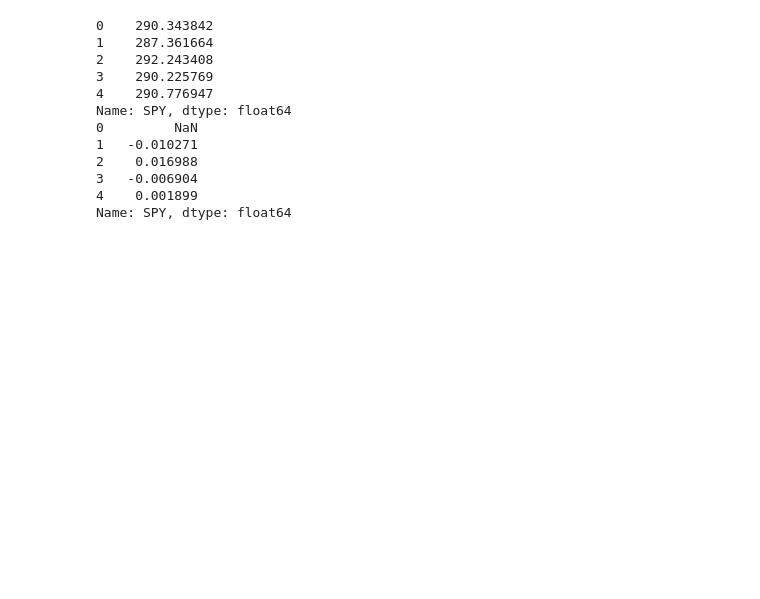
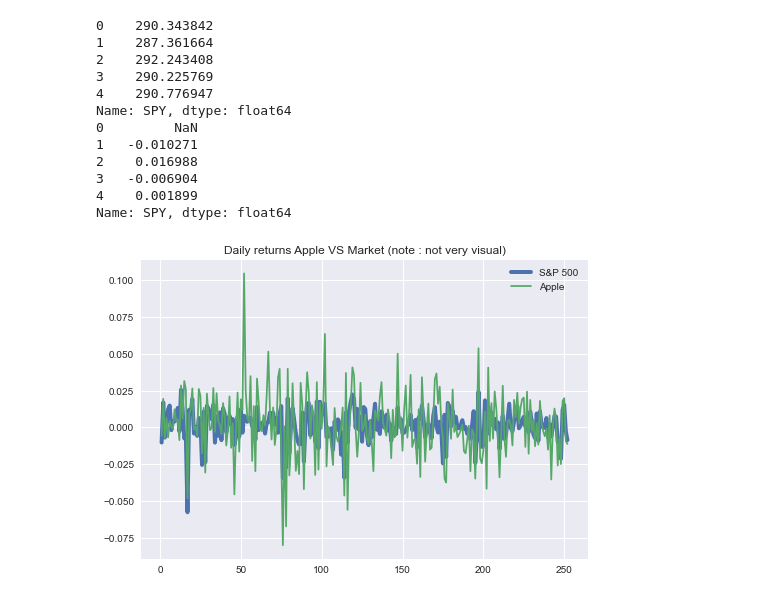
Before and after one commit to iskaspb/project-omega, a Jupyter notebook: src/BASS_analysis.ipynb, the cells around one changed output. Saved outputs shown, nothing was run; the diff lists cells and outputs as text; code cells hidden in the pictures; blank space fills up the shorter version.

```diff
--- a/src/BASS_analysis.ipynb
+++ b/src/BASS_analysis.ipynb
@@ -51,12 +73,12 @@ Columns : MultiIndex([('NVDA',   'Open'),
 # %%
-def getPriceAndReturn(md):
+def getPriceAndReturn(md, **kwargs):
     priceField = 'Close'
     prices = pd.DataFrame()
     returns = pd.DataFrame()
     for ticker, kind in md.columns:
         if kind == priceField:
             prices[ticker] = md[ticker][[priceField]].values.reshape(1, -1).ravel()
-            returns[ticker] = prices[ticker].pct_change()
+            returns[ticker] = prices[ticker].pct_change(**kwargs)
     return prices, returns
 
 prices, returns = getPriceAndReturn(md)
@@ -76,3 +98,11 @@ Name: SPY, dtype: float64
 3   -0.006904
 4    0.001899
 Name: SPY, dtype: float64
+# %%
+plt.plot(returns['SPY'], label = 'S&P 500', linewidth = 4)
+plt.plot(returns['AAPL'], label = 'Apple')
+plt.title("Daily returns Apple VS Market (note : not very visual)")
+plt.legend()
+plt.show()
+# %% [output]
+[figure, added]
```
Also changed, not shown: parts of 7 cells of this notebook.
